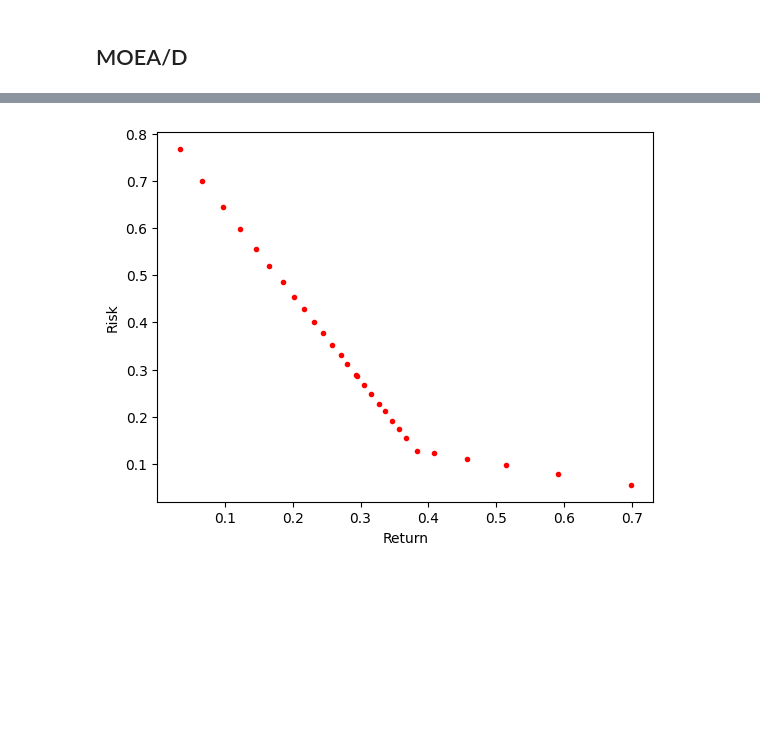
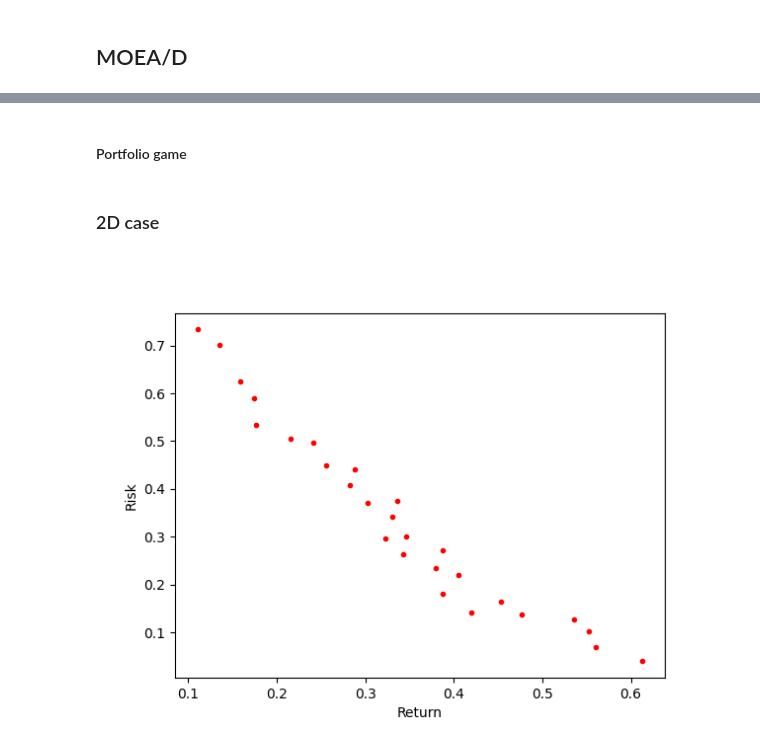
Before and after one commit to alessandro1802/moo, a Jupyter notebook: lab2.ipynb, the cells around one changed output, grey strips where cells are left out. Saved outputs shown, nothing was run; the diff lists cells and outputs as text; code cells hidden in the pictures; blank space fills up the shorter version.

```diff
--- a/lab2.ipynb
+++ b/lab2.ipynb
@@ -104,14 +117,4 @@ plt.show()
 # %%
-import math
-from tqdm import tqdm
-
-class Line:
-    def __init__(self, a, b) -> None:
-        self.a = a
-        self.b = b
-    def __hash__(self) -> int:
-        return int(1000 * self.a + 1_000_000 * self.b)
-
 class MOEAD_3D():
     def __init__(self,
                  stock_data,
@@ -169,7 +172,7 @@ class MOEAD_3D():
         return obj_lines
 
 
-    # check_distance_to_objective_lines_and_assign_one
+    # Check distance to objective lines and assign solutions
     def update_population(self):
         def distance_point_line(a, point):
             def magnitude(vec):
@@ -252,7 +255,7 @@ class MOEAD_3D():
                 self.population[neighbours[-1]] = offspring
                 self.population_points[neighbours[-1]] = self.calc_point(offspring)
             self.update_population()
-        return self.population, self.population_points.values(), self.old_points, self.a_objective_lines
+        return list(self.population.values())
 
     def plot_state(self):
         ax = plt.figure().add_subplot(projection = '3d')
@@ -262,3 +265,22 @@ class MOEAD_3D():
         ax.set_ylabel('Risk')
         ax.set_zlabel('Confidence')
         plt.show()
+# %%
+population_size = 300
+num_iterations = 100
+num_objectives = 30
+num_neighbors = 1
+crossover_rate = 0.9
+mutation_rate = 0.1
+
+solver = MOEAD_3D(stock_data_norm,
+                  risk_matrix_norm,
+                  population_size,
+                  num_iterations,
+                  num_objectives,
+                  num_neighbors,
+                  crossover_rate,
+                  mutation_rate)
+
+final_population = solver.solve()
+solver.plot_state()
@@ -264,0 +289,2 @@ class MOEAD_3D():
+# %% [markdown]
+#### Portfolio game
@@ -265 +293,3 @@ class MOEAD_3D():
+# %% [markdown]
+### 2D case
 # %%
@@ -416,22 +383,22 @@ class MOEAD_2D():
         plt.show()
 # %%
 population_size = 300
-num_iterations = 1000
+num_iterations = 100
 num_objectives = 30
 num_neighbors = 1
 crossover_rate = 0.9
 mutation_rate = 0.1
 
-solver = MOEAD_2D(stock_data,
-                  risk_matrix,
+solver = MOEAD_2D(stock_data_norm,
+                  risk_matrix_norm,
                   population_size,
                   num_iterations,
                   num_objectives,
                   num_neighbors,
                   crossover_rate,
                   mutation_rate)
 
-sol = solver.solve()
+final_population = solver.solve()
 solver.plot_state()
 # %% [output]
-[figure, old version]
+[figure, new version]
```
Also changed, not shown: parts of 18 cells of this notebook.
